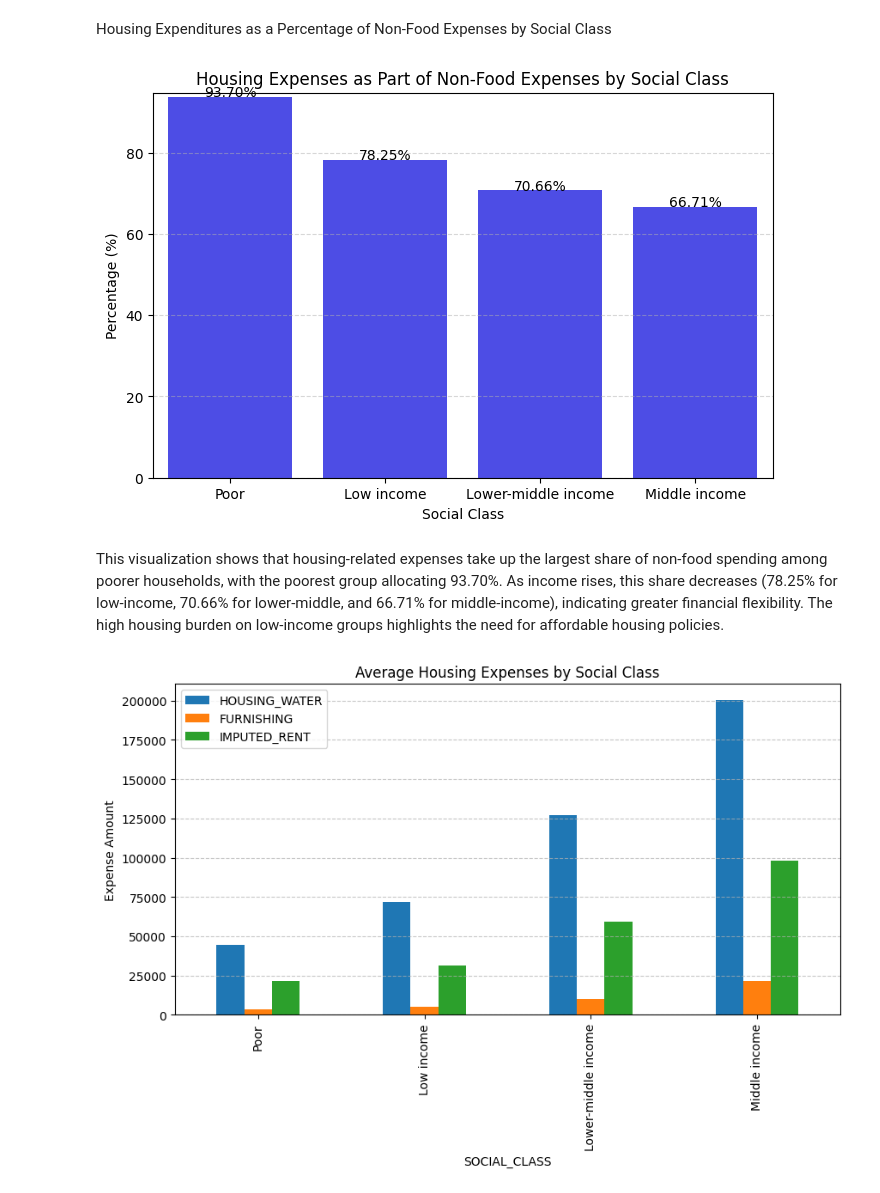
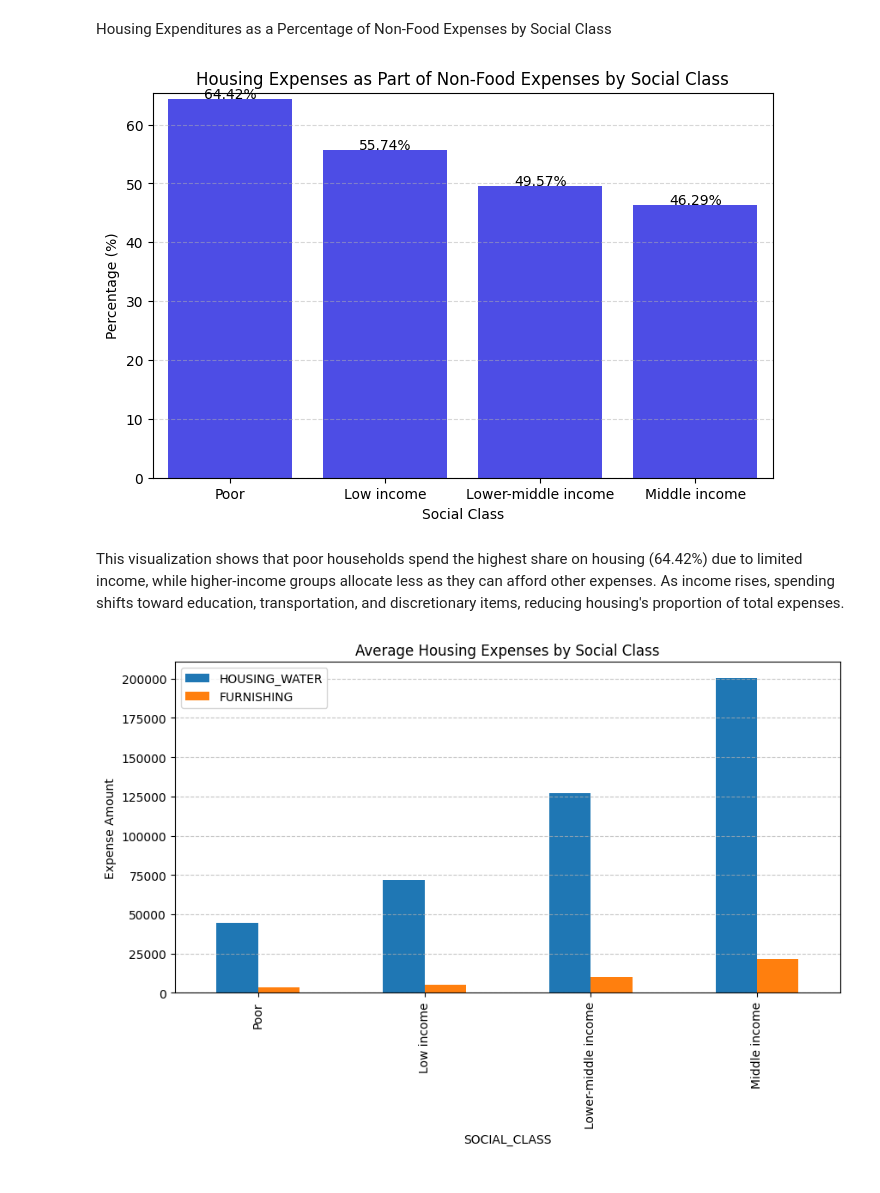
Before and after one commit to JoshuaEntrata/Data-Mining-Prelims-Project, a Jupyter notebook: notebooks/eda/housing.ipynb, the cells around one changed output. Cells and saved outputs as stored; diff of their text form; code cells hidden in the pictures.

```diff
--- a/notebooks/eda/housing.ipynb
+++ b/notebooks/eda/housing.ipynb
@@ -56,7 +56,7 @@ Housing Expenditures as a Percentage of Non-Food Expenses by Social Class
 # %%
 # Group by social class and calculate mean percentage of housing expenses
 housing_percentages = final_fies.groupby('SOCIAL_CLASS', observed=True).apply(
-    lambda x: ((x['HOUSING_WATER'] + x['FURNISHING'] + x['IMPUTED_RENT']) / x['NFOOD']).mean() * 100,
+    lambda x: ((x['HOUSING_WATER'] + x['FURNISHING'] ) / x['NFOOD']).mean() * 100,
     include_groups=False
 )
 
@@ -75,14 +75,14 @@ plt.grid(axis='y', linestyle='--', alpha=0.5)
 plt.ylim(0, max(housing_percentages.values) + 1)  # Adjust y-axis for better visibility
 plt.show()
 # %% [output]
-[figure, old version]
+[figure, new version]
-# %% [markdown]
-This visualization shows that housing-related expenses take up the largest share of non-food spending among poorer households, with the poorest group allocating 93.70%. As income rises, this share decreases (78.25% for low-income, 70.66% for lower-middle, and 66.71% for middle-income), indicating greater financial flexibility. The high housing burden on low-income groups highlights the need for affordable housing policies.
+# %% [markdown]
+This visualization shows that poor households spend the highest share on housing (64.42%) due to limited income, while higher-income groups allocate less as they can afford other expenses. As income rises, spending shifts toward education, transportation, and discretionary items, reducing housing's proportion of total expenses.
 # %%
-final_fies.groupby('SOCIAL_CLASS')[['HOUSING_WATER', 'FURNISHING', 'IMPUTED_RENT']].mean().plot(kind='bar', figsize=(10, 5))
+final_fies.groupby('SOCIAL_CLASS')[['HOUSING_WATER', 'FURNISHING']].mean().plot(kind='bar', figsize=(10, 5))
 plt.title("Average Housing Expenses by Social Class")
 plt.ylabel("Expense Amount")
 plt.grid(axis='y', linestyle='--', alpha=0.7)
 plt.show()
 # %% [output]
-[figure, old version]
+[figure, new version]
```
Also changed, not shown: parts of 7 cells of this notebook.
